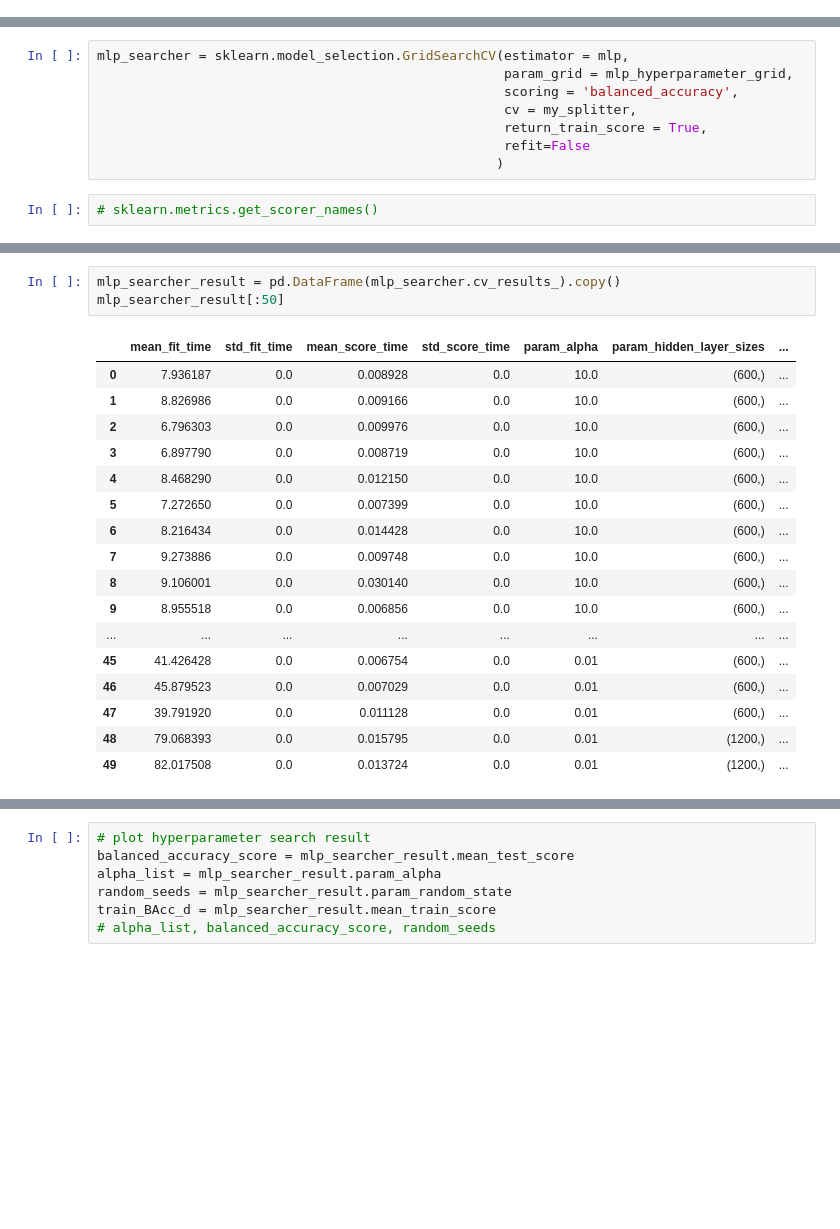
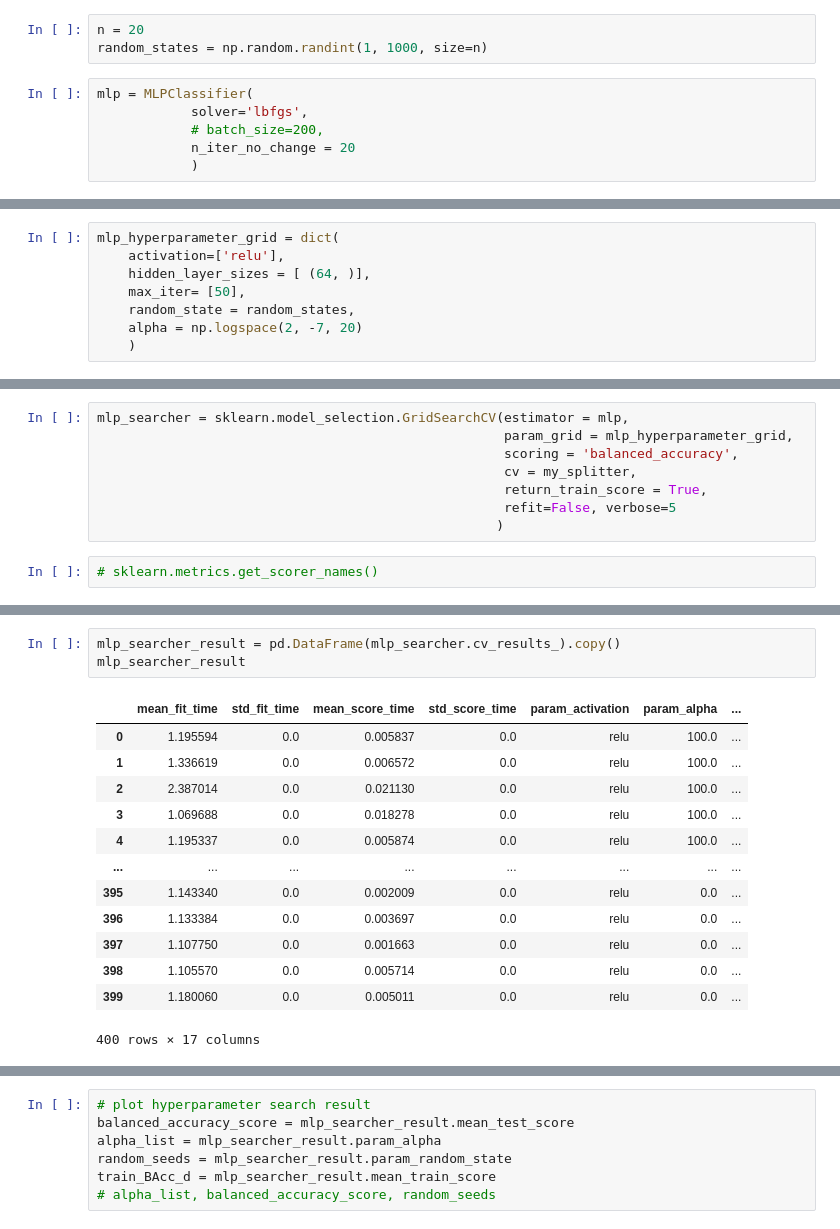
Before and after one commit to vmccab01/ProjectB_cs135, a Jupyter notebook: P1-2 copy.ipynb, the cells around one changed output, grey strips where cells are left out. Drawn from its saved outputs; the diff is of its cells as text; blank space fills up the shorter version.

```diff
--- a/P1-2 copy.ipynb
+++ b/P1-2 copy.ipynb
@@ -65,3 +58,12 @@ random_states = np.random.randint(1, 1000, size=n)
+# %%
+n = 20
+random_states = np.random.randint(1, 1000, size=n)
+# %%
+mlp = MLPClassifier(
+            solver='lbfgs',
+            # batch_size=200,
+            n_iter_no_change = 20
+            )
 # %%
 random_states
 # %% [output]
@@ -85,3 +72,11 @@ mlp_hyperparameter_grid = dict(
+# %%
+mlp_hyperparameter_grid = dict(
+    activation=['relu'],
+    hidden_layer_sizes = [ (64, )],
+    max_iter= [50],
+    random_state = random_states,
+    alpha = np.logspace(2, -7, 20)
+    )
 # %% [markdown]
 ### fit on train
 # %%
@@ -100,7 +95,7 @@ mlp_searcher = sklearn.model_selection.GridSearchCV(estimator = mlp,
                                                     scoring = 'balanced_accuracy',
                                                     cv = my_splitter,
                                                     return_train_score = True,
-                                                    refit=False
+                                                    refit=False, verbose=5
                                                    )
 # %%
 # sklearn.metrics.get_scorer_names()
@@ -111,24 +144,20 @@ elapsed_time_sec = time.time() - start_time_sec
 # %%
 mlp_searcher_result = pd.DataFrame(mlp_searcher.cv_results_).copy()
-mlp_searcher_result[:50]
+mlp_searcher_result
 # %% [output]
-|  | mean_fit_time | std_fit_time | mean_score_time | std_score_time | param_alpha | param_hidden_layer_sizes | ... |
-| 0 | 7.936187 | 0.0 | 0.008928 | 0.0 | 10.0 | (600,) | ... |
-| 1 | 8.826986 | 0.0 | 0.009166 | 0.0 | 10.0 | (600,) | ... |
-| 2 | 6.796303 | 0.0 | 0.009976 | 0.0 | 10.0 | (600,) | ... |
-| 3 | 6.897790 | 0.0 | 0.008719 | 0.0 | 10.0 | (600,) | ... |
-| 4 | 8.468290 | 0.0 | 0.012150 | 0.0 | 10.0 | (600,) | ... |
-| 5 | 7.272650 | 0.0 | 0.007399 | 0.0 | 10.0 | (600,) | ... |
-| 6 | 8.216434 | 0.0 | 0.014428 | 0.0 | 10.0 | (600,) | ... |
-| 7 | 9.273886 | 0.0 | 0.009748 | 0.0 | 10.0 | (600,) | ... |
-| 8 | 9.106001 | 0.0 | 0.030140 | 0.0 | 10.0 | (600,) | ... |
-| 9 | 8.955518 | 0.0 | 0.006856 | 0.0 | 10.0 | (600,) | ... |
+|  | mean_fit_time | std_fit_time | mean_score_time | std_score_time | param_activation | param_alpha | ... |
+| 0 | 1.195594 | 0.0 | 0.005837 | 0.0 | relu | 100.0 | ... |
+| 1 | 1.336619 | 0.0 | 0.006572 | 0.0 | relu | 100.0 | ... |
+| 2 | 2.387014 | 0.0 | 0.021130 | 0.0 | relu | 100.0 | ... |
+| 3 | 1.069688 | 0.0 | 0.018278 | 0.0 | relu | 100.0 | ... |
+| 4 | 1.195337 | 0.0 | 0.005874 | 0.0 | relu | 100.0 | ... |
 | ... | ... | ... | ... | ... | ... | ... | ... |
-| 45 | 41.426428 | 0.0 | 0.006754 | 0.0 | 0.01 | (600,) | ... |
-| 46 | 45.879523 | 0.0 | 0.007029 | 0.0 | 0.01 | (600,) | ... |
-| 47 | 39.791920 | 0.0 | 0.011128 | 0.0 | 0.01 | (600,) | ... |
-| 48 | 79.068393 | 0.0 | 0.015795 | 0.0 | 0.01 | (1200,) | ... |
-| 49 | 82.017508 | 0.0 | 0.013724 | 0.0 | 0.01 | (1200,) | ... |
+| 395 | 1.143340 | 0.0 | 0.002009 | 0.0 | relu | 0.0 | ... |
+| 396 | 1.133384 | 0.0 | 0.003697 | 0.0 | relu | 0.0 | ... |
+| 397 | 1.107750 | 0.0 | 0.001663 | 0.0 | relu | 0.0 | ... |
+| 398 | 1.105570 | 0.0 | 0.005714 | 0.0 | relu | 0.0 | ... |
+| 399 | 1.180060 | 0.0 | 0.005011 | 0.0 | relu | 0.0 | ... |
+400 rows × 17 columns
 # %%
 idx = np.argmax(mlp_searcher_result.mean_test_score)
 # idx =50
```
Also changed, not shown: parts of 19 cells of this notebook.
